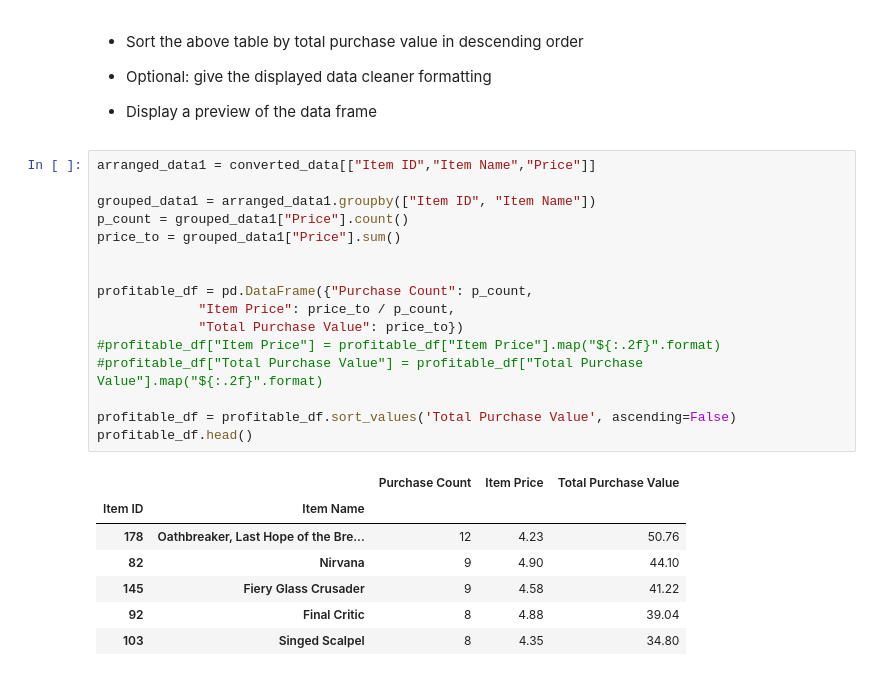
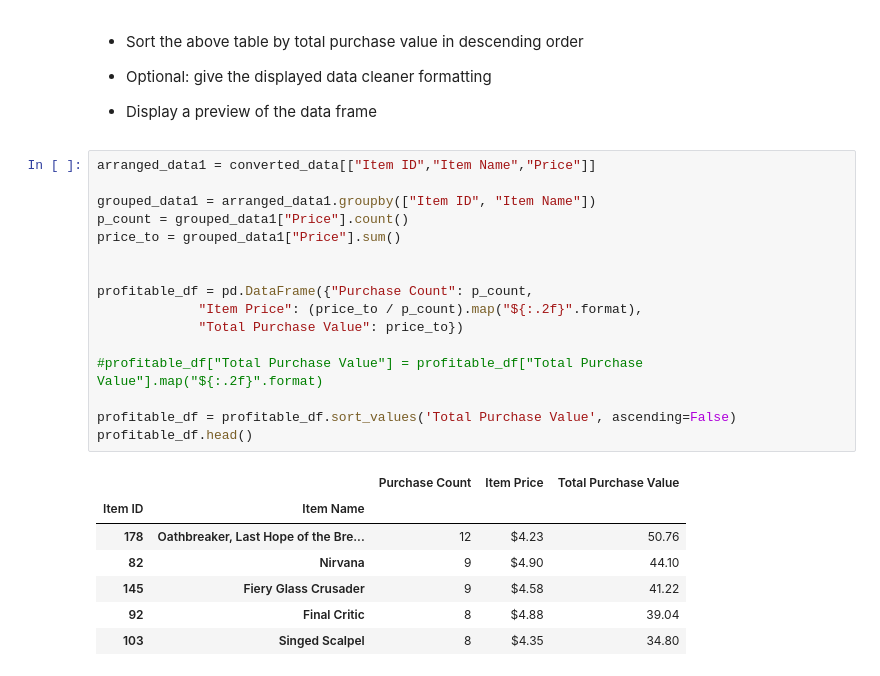
Before and after one commit to swiftchannels/Pandas-Assignment, a Jupyter notebook: HeroesOfPymoli/HeroesOfPymoli_starter.ipynb, the cells around one changed output. Drawn from its saved outputs; the diff is of its cells as text.

```diff
--- a/HeroesOfPymoli/HeroesOfPymoli_starter.ipynb
+++ b/HeroesOfPymoli/HeroesOfPymoli_starter.ipynb
@@ -307,24 +297,24 @@ Most_popular_df.head()
 # %%
 arranged_data1 = converted_data[["Item ID","Item Name","Price"]]
 
 grouped_data1 = arranged_data1.groupby(["Item ID", "Item Name"])
 p_count = grouped_data1["Price"].count()
 price_to = grouped_data1["Price"].sum()
 
 
 profitable_df = pd.DataFrame({"Purchase Count": p_count,
-             "Item Price": price_to / p_count,
+             "Item Price": (price_to / p_count).map("${:.2f}".format),
              "Total Purchase Value": price_to})
-#profitable_df["Item Price"] = profitable_df["Item Price"].map("${:.2f}".format)
+
 #profitable_df["Total Purchase Value"] = profitable_df["Total Purchase Value"].map("${:.2f}".format)
 
 profitable_df = profitable_df.sort_values('Total Purchase Value', ascending=False)
 profitable_df.head()
 # %% [output]
 |  |  | Purchase Count | Item Price | Total Purchase Value |
 | Item ID | Item Name |  |  |  |
-| 178 | Oathbreaker, Last Hope of the Bre... | 12 | 4.23 | 50.76 |
-| 82 | Nirvana | 9 | 4.90 | 44.10 |
-| 145 | Fiery Glass Crusader | 9 | 4.58 | 41.22 |
-| 92 | Final Critic | 8 | 4.88 | 39.04 |
-| 103 | Singed Scalpel | 8 | 4.35 | 34.80 |
+| 178 | Oathbreaker, Last Hope of the Bre... | 12 | $4.23 | 50.76 |
+| 82 | Nirvana | 9 | $4.90 | 44.10 |
+| 145 | Fiery Glass Crusader | 9 | $4.58 | 41.22 |
+| 92 | Final Critic | 8 | $4.88 | 39.04 |
+| 103 | Singed Scalpel | 8 | $4.35 | 34.80 |
```
Also changed, not shown: parts of 7 cells of this notebook, 1 other file.
